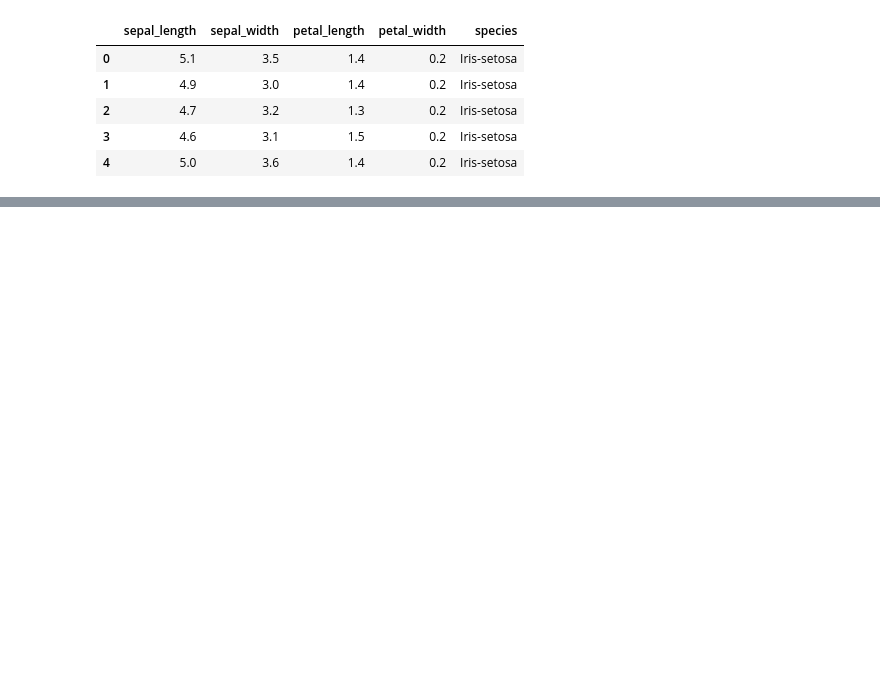
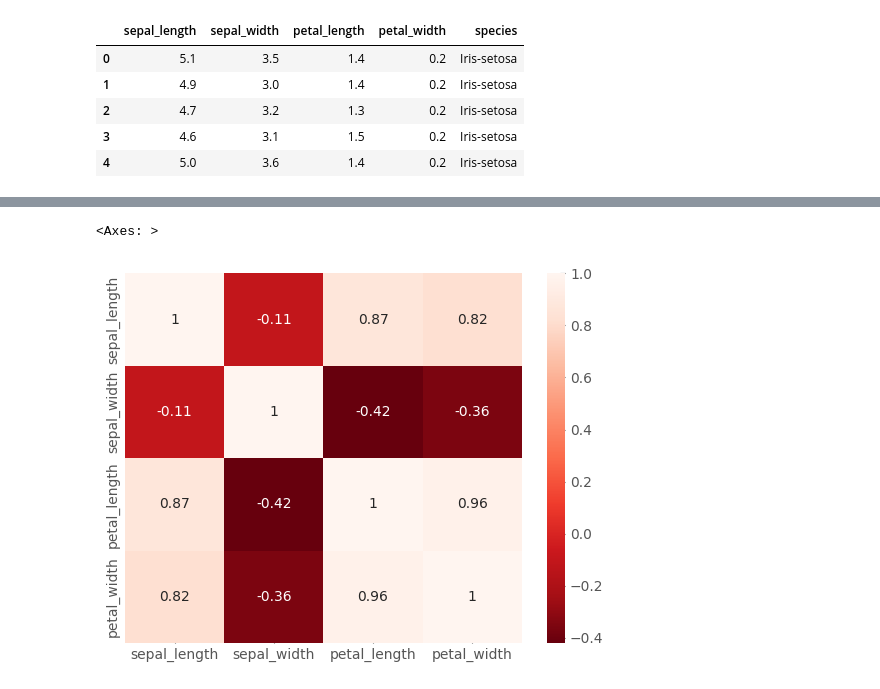
Before and after one commit to jhoang3/iris, a Jupyter notebook: iris.ipynb, the cells around one changed output, grey strips where cells are left out. Cells and saved outputs as stored; diff of their text form; code cells hidden in the pictures; blank space fills up the shorter version.

```diff
--- a/iris.ipynb
+++ b/iris.ipynb
@@ -20,0 +163,8 @@ df.head()
+# %%
+df_corr = df.drop(['species'],axis=1).corr()
+sns.heatmap(df_corr, cmap="Reds_r",annot=True)
+# here we see petal width vs length have the strongest corr
+# followed by petal and sepal length
+# %% [output]
+<Axes: >
+[figure, added]
```
Also changed, not shown: parts of 25 cells of this notebook, 1 other file.
